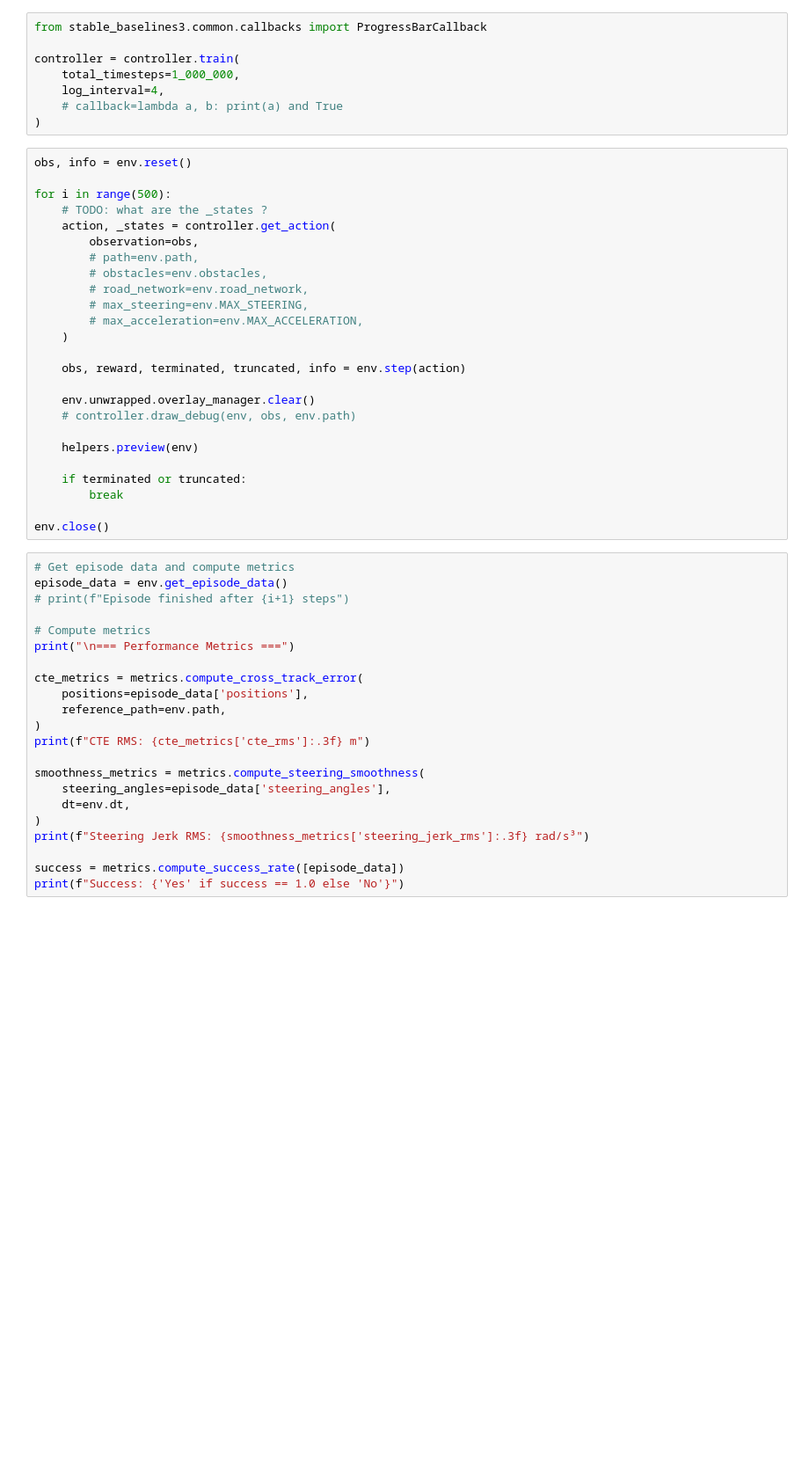
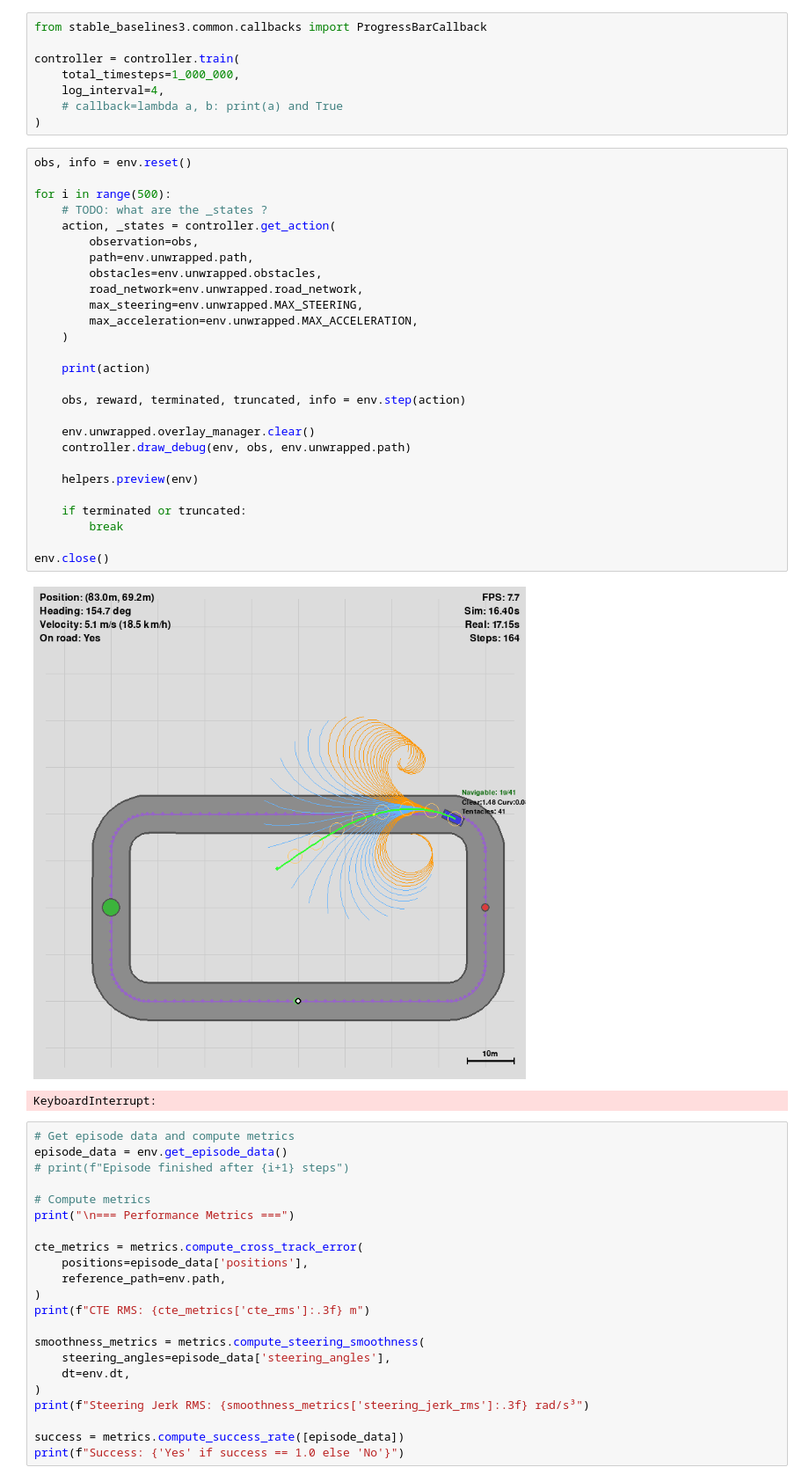
Before and after one commit to raideno/gymnasium-driving, a Jupyter notebook: index.ipynb, the cells around one changed output. Shown at 88% size. Cells and saved outputs as stored; diff of their text form; blank space fills up the shorter version.

```diff
--- a/index.ipynb
+++ b/index.ipynb
@@ -183,28 +207,33 @@ controller = controller.train(
 # %%
 obs, info = env.reset()
 
 for i in range(500):
     # TODO: what are the _states ?
     action, _states = controller.get_action(
         observation=obs,
-        # path=env.path,
-        # obstacles=env.obstacles,
-        # road_network=env.road_network,
-        # max_steering=env.MAX_STEERING,
-        # max_acceleration=env.MAX_ACCELERATION,
+        path=env.unwrapped.path,
+        obstacles=env.unwrapped.obstacles,
+        road_network=env.unwrapped.road_network,
+        max_steering=env.unwrapped.MAX_STEERING,
+        max_acceleration=env.unwrapped.MAX_ACCELERATION,
     )
+
+    print(action)
 
     obs, reward, terminated, truncated, info = env.step(action)
 
     env.unwrapped.overlay_manager.clear()
-    # controller.draw_debug(env, obs, env.path)
+    controller.draw_debug(env, obs, env.unwrapped.path)
 
     helpers.preview(env)
 
     if terminated or truncated:
         break
 
 env.close()
+# %% [output]
+[figure, added]
+KeyboardInterrupt:
 # %%
 # Get episode data and compute metrics
 episode_data = env.get_episode_data()
```
Also changed, not shown: parts of 2 cells of this notebook, 2 other files.
